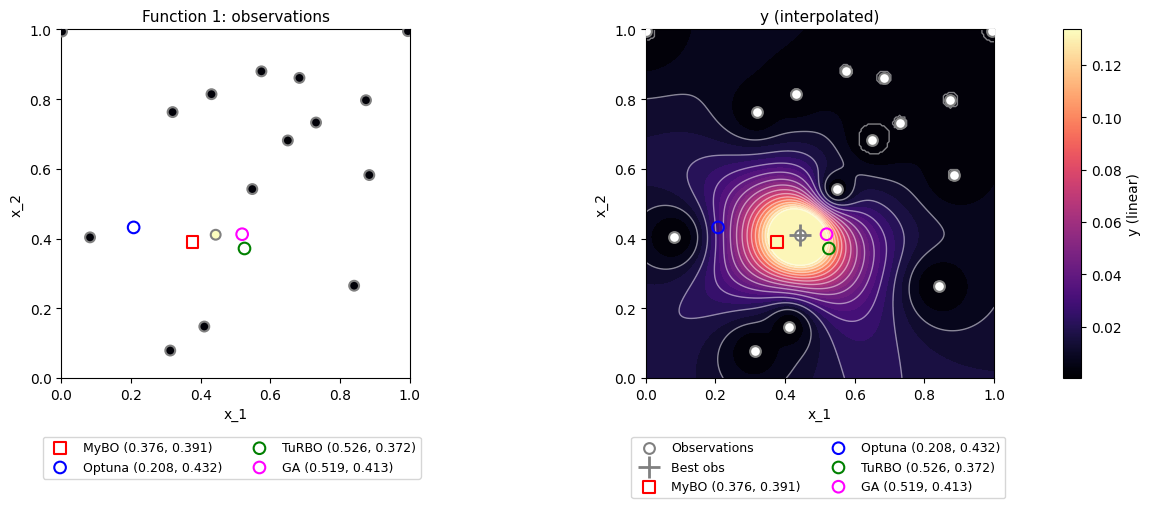
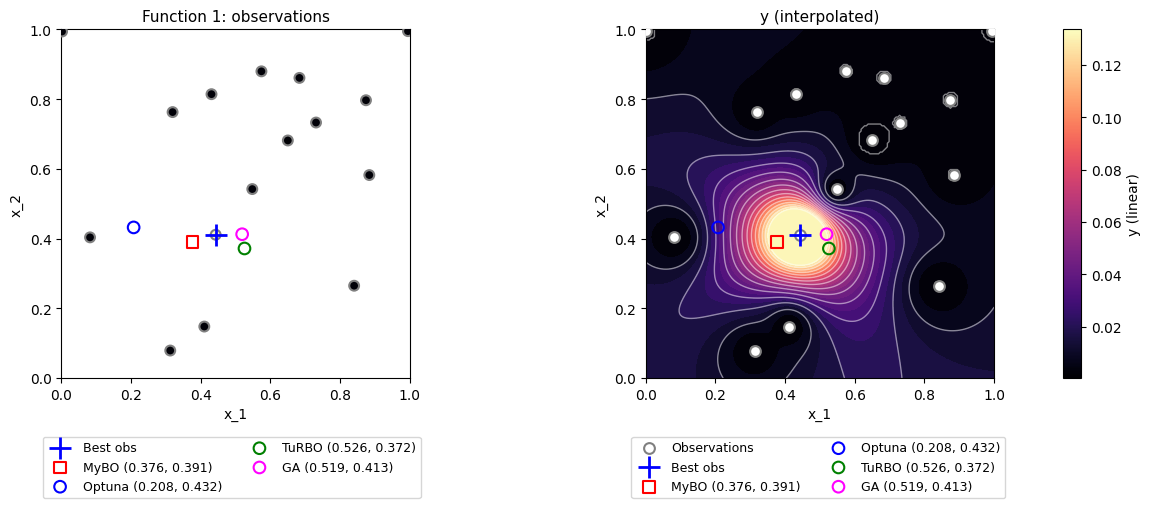
Code edit (unified diff) that turned the first committed figure into the second:
--- before
+++ after
@@ -56,4 +56,5 @@
 # Left: scatter (observations coloured by y value; best is one of the points, no separate + marker)
 ax1.scatter(X[:, 0], X[:, 1], c=y, s=50, cmap="magma", norm=y_scatter_norm, edgecolors="gray", linewidths=1.5, zorder=5)
+ax1.scatter(*best_x_so_far, s=250, marker="+", c="blue", linewidths=2, zorder=8, label="Best obs")
 for i, (name, x_pt) in enumerate(suggestions):
     mk = markers_list[min(i, len(markers_list)-1)]
@@ -71,5 +72,5 @@
 ax2.contour(X1g, X2g, Y_grid_plot_s6, levels=y_levels_s6[::max(1, len(y_levels_s6)//11)], colors="white", linewidths=1.0, linestyles="-", alpha=0.5)
 ax2.scatter(X[:, 0], X[:, 1], c="white", s=60, edgecolors="gray", zorder=5, linewidths=1.5, label="Observations")
-ax2.scatter(*best_x_so_far, s=250, marker="+", c="grey", linewidths=2, zorder=8, label="Best obs")
+ax2.scatter(*best_x_so_far, s=250, marker="+", c="blue", linewidths=2, zorder=8, label="Best obs")
 for i, (name, x_pt) in enumerate(suggestions):
     mk = markers_list[min(i, len(markers_list)-1)]

Commit: Update execution counts and enhance markdown content across multiple function notebooks